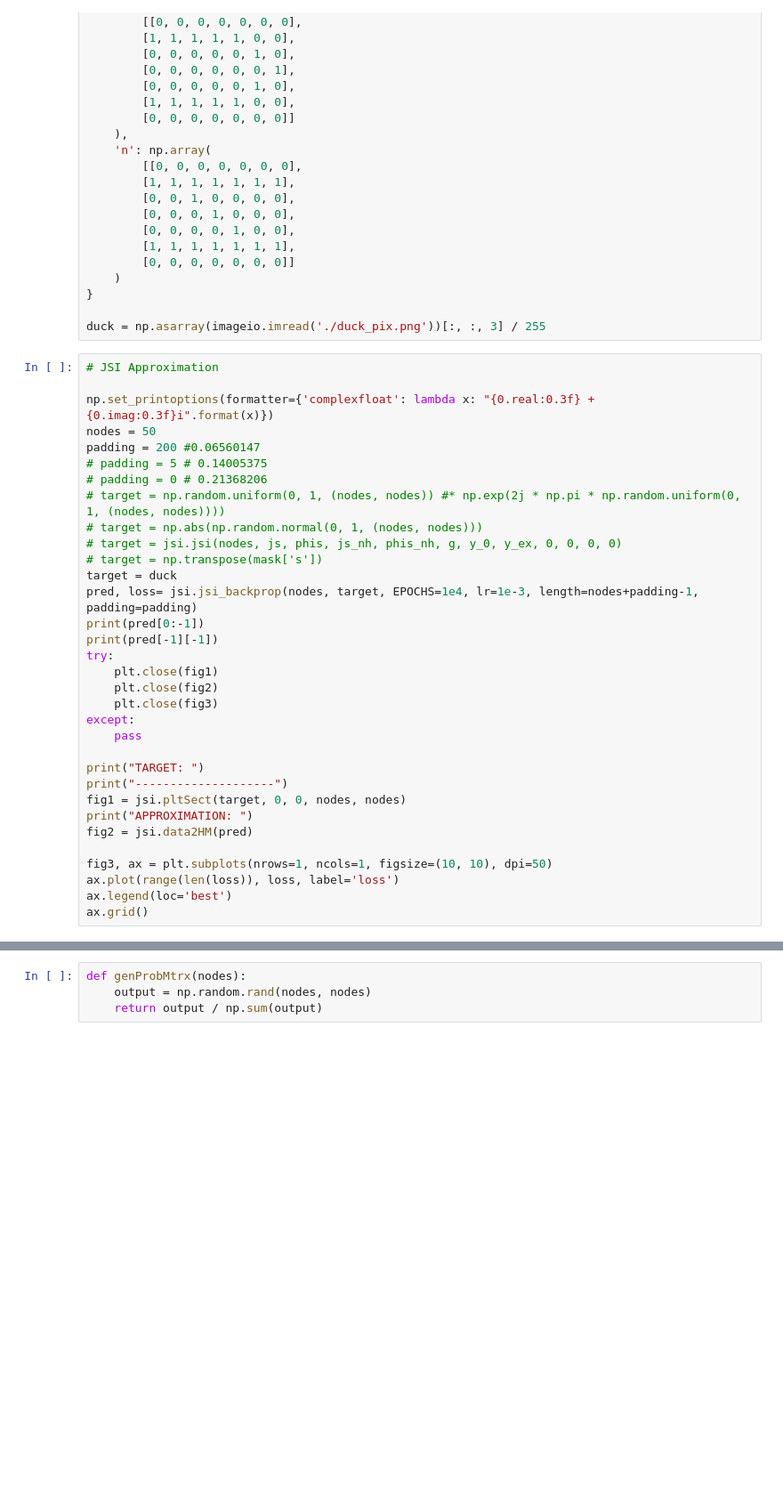
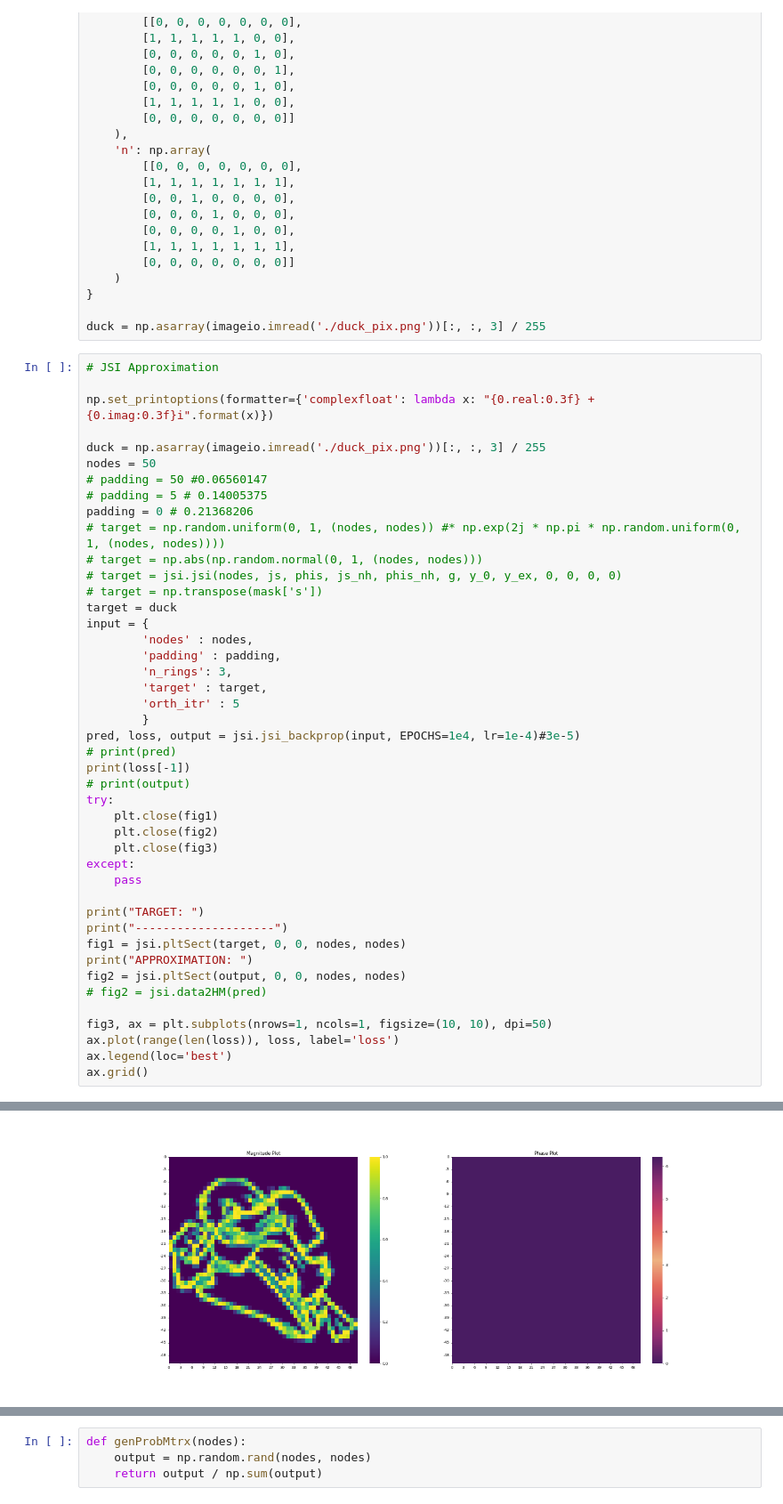
Before and after one commit to w41g87/jsi, a Jupyter notebook: jsi_run.ipynb, the cells around one changed output, grey strips where cells are left out. Shown at 89% size. Cells and saved outputs as stored; diff of their text form; blank space fills up the shorter version.

Commit message:
multi-ring simulation

```diff
--- a/jsi_run.ipynb
+++ b/jsi_run.ipynb
@@ -133,18 +142,28 @@ duck = np.asarray(imageio.imread('./duck_pix.png'))[:, :, 3] / 255
 # JSI Approximation
 
 np.set_printoptions(formatter={'complexfloat': lambda x: "{0.real:0.3f} + {0.imag:0.3f}i".format(x)})
+
+duck = np.asarray(imageio.imread('./duck_pix.png'))[:, :, 3] / 255
 nodes = 50
-padding = 200 #0.06560147
+# padding = 50 #0.06560147
 # padding = 5 # 0.14005375
-# padding = 0 # 0.21368206
+padding = 0 # 0.21368206
 # target = np.random.uniform(0, 1, (nodes, nodes)) #* np.exp(2j * np.pi * np.random.uniform(0, 1, (nodes, nodes))))
 # target = np.abs(np.random.normal(0, 1, (nodes, nodes)))
 # target = jsi.jsi(nodes, js, phis, js_nh, phis_nh, g, y_0, y_ex, 0, 0, 0, 0)
 # target = np.transpose(mask['s'])
 target = duck
-pred, loss= jsi.jsi_backprop(nodes, target, EPOCHS=1e4, lr=1e-3, length=nodes+padding-1, padding=padding)
-print(pred[0:-1])
-print(pred[-1][-1])
+input = {
+        'nodes' : nodes,
+        'padding' : padding,
+        'n_rings': 3,
+        'target' : target,
+        'orth_itr' : 5
+        }
+pred, loss, output = jsi.jsi_backprop(input, EPOCHS=1e4, lr=1e-4)#3e-5)
+# print(pred)
+print(loss[-1])
+# print(output)
 try:
     plt.close(fig1)
     plt.close(fig2)
@@ -156,9 +175,11 @@ print("TARGET: ")
 print("--------------------")
 fig1 = jsi.pltSect(target, 0, 0, nodes, nodes)
 print("APPROXIMATION: ")
-fig2 = jsi.data2HM(pred)
+fig2 = jsi.pltSect(output, 0, 0, nodes, nodes)
+# fig2 = jsi.data2HM(pred)
 
 fig3, ax = plt.subplots(nrows=1, ncols=1, figsize=(10, 10), dpi=50)
 ax.plot(range(len(loss)), loss, label='loss')
 ax.legend(loc='best')
 ax.grid()
+# %% [output]
@@ -164,0 +190 @@ ax.grid()
+[figure, added]
```
Also changed, not shown: parts of 7 cells of this notebook, 4 other files.
